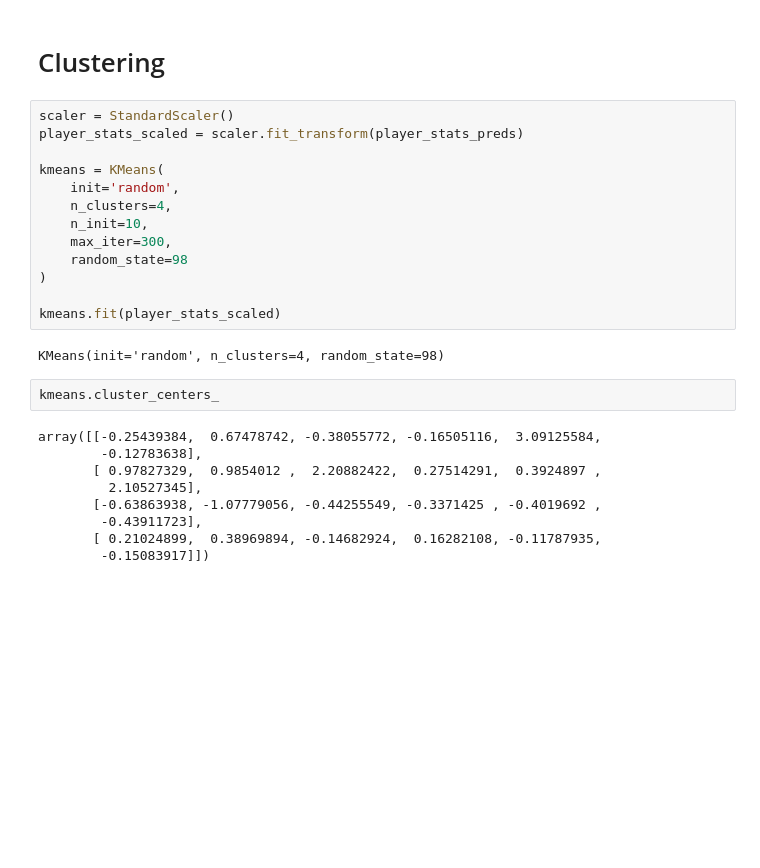
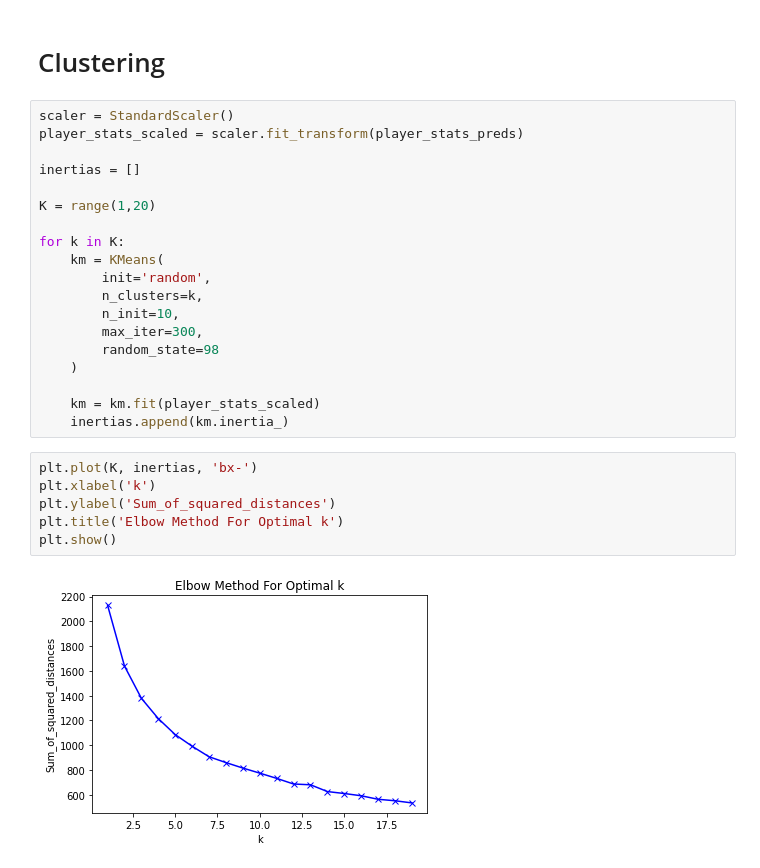
Before and after one commit to JohnOnt/Tennis_Classification, a Jupyter notebook: classify.ipynb, the cells around one changed output. Saved outputs shown, nothing was run; the diff lists cells and outputs as text; blank space fills up the shorter version.

Commit message:
Added PCA and kmeans methods

```diff
--- a/classify.ipynb
+++ b/classify.ipynb
@@ -203,25 +205,26 @@ sns.pairplot(player_stats_preds)
 scaler = StandardScaler()
 player_stats_scaled = scaler.fit_transform(player_stats_preds)
 
-kmeans = KMeans(
-    init='random',
-    n_clusters=4,
-    n_init=10,
-    max_iter=300,
-    random_state=98
-)
+inertias = []
 
-kmeans.fit(player_stats_scaled)
+K = range(1,20)
+
+for k in K:
+    km = KMeans(
+        init='random',
+        n_clusters=k,
+        n_init=10,
+        max_iter=300,
+        random_state=98
+    )
+
+    km = km.fit(player_stats_scaled)
+    inertias.append(km.inertia_)
-# %% [output]
-KMeans(init='random', n_clusters=4, random_state=98)
-# %%
-kmeans.cluster_centers_
-# %% [output]
-array([[-0.25439384,  0.67478742, -0.38055772, -0.16505116,  3.09125584,
-        -0.12783638],
-       [ 0.97827329,  0.9854012 ,  2.20882422,  0.27514291,  0.3924897 ,
-         2.10527345],
-       [-0.63863938, -1.07779056, -0.44255549, -0.3371425 , -0.4019692 ,
-        -0.43911723],
-       [ 0.21024899,  0.38969894, -0.14682924,  0.16282108, -0.11787935,
-        -0.15083917]])
+# %%
+plt.plot(K, inertias, 'bx-')
+plt.xlabel('k')
+plt.ylabel('Sum_of_squared_distances')
+plt.title('Elbow Method For Optimal k')
+plt.show()
+# %% [output]
+[figure, added]
```
Also changed, not shown: parts of 5 cells of this notebook.
